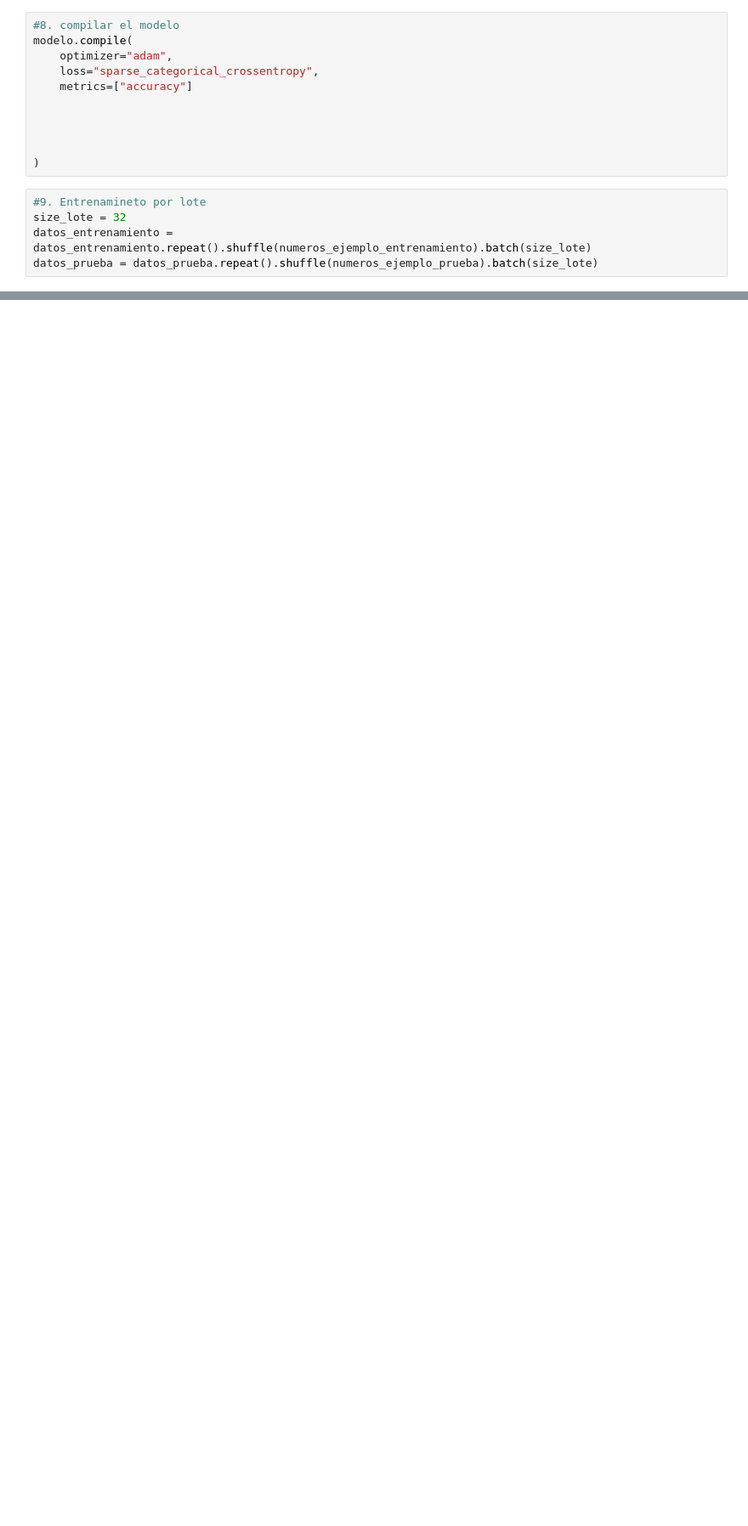
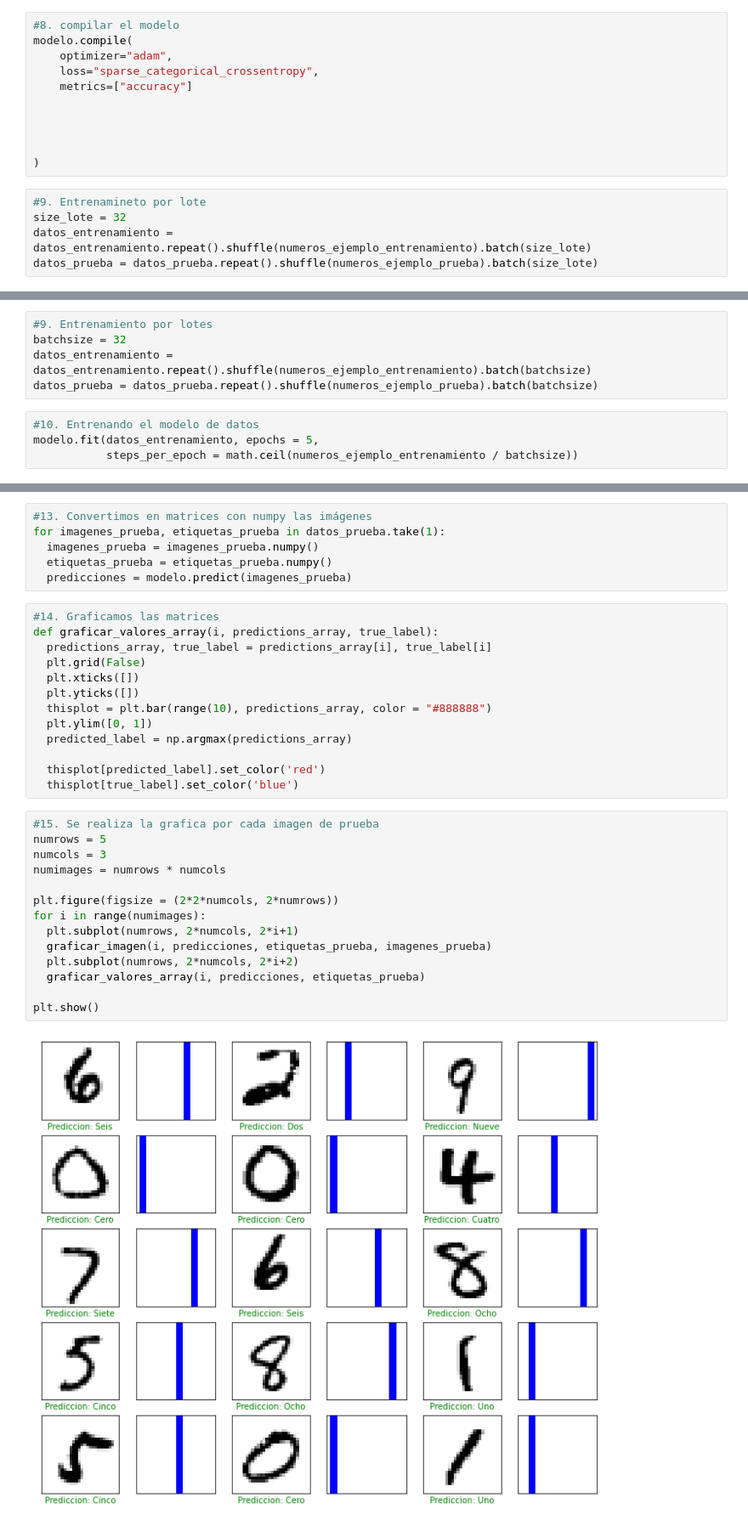
Before and after one commit to Edwin-Joya/Programacion-III, a Jupyter notebook: Clase_presencial.ipynb, the cells around one changed output, grey strips where cells are left out. Shown: that part at 85% size. Drawn from its saved outputs; the diff is of its cells as text; blank space fills up the shorter version.

```diff
--- a/Clase_presencial.ipynb
+++ b/Clase_presencial.ipynb
@@ -1123,0 +1201,9 @@ Text(0.5, 0, 'Prediccion: Ocho')
+# %%
+#9. Entrenamiento por lotes
+batchsize = 32
+datos_entrenamiento = datos_entrenamiento.repeat().shuffle(numeros_ejemplo_entrenamiento).batch(batchsize)
+datos_prueba = datos_prueba.repeat().shuffle(numeros_ejemplo_prueba).batch(batchsize)
+# %%
+#10. Entrenando el modelo de datos
+modelo.fit(datos_entrenamiento, epochs = 5,
+           steps_per_epoch = math.ceil(numeros_ejemplo_entrenamiento / batchsize))
@@ -1123,0 +1237,35 @@ Text(0.5, 0, 'Prediccion: Ocho')
+# %%
+#13. Convertimos en matrices con numpy las imágenes
+for imagenes_prueba, etiquetas_prueba in datos_prueba.take(1):
+  imagenes_prueba = imagenes_prueba.numpy()
+  etiquetas_prueba = etiquetas_prueba.numpy()
+  predicciones = modelo.predict(imagenes_prueba)
+# %%
+#14. Graficamos las matrices
+def graficar_valores_array(i, predictions_array, true_label):
+  predictions_array, true_label = predictions_array[i], true_label[i]
+  plt.grid(False)
+  plt.xticks([])
+  plt.yticks([])
+  thisplot = plt.bar(range(10), predictions_array, color = "#888888")
+  plt.ylim([0, 1])
+  predicted_label = np.argmax(predictions_array)
+
+  thisplot[predicted_label].set_color('red')
+  thisplot[true_label].set_color('blue')
+# %%
+#15. Se realiza la grafica por cada imagen de prueba
+numrows = 5
+numcols = 3
+numimages = numrows * numcols
+
+plt.figure(figsize = (2*2*numcols, 2*numrows))
+for i in range(numimages):
+  plt.subplot(numrows, 2*numcols, 2*i+1)
+  graficar_imagen(i, predicciones, etiquetas_prueba, imagenes_prueba)
+  plt.subplot(numrows, 2*numcols, 2*i+2)
+  graficar_valores_array(i, predicciones, etiquetas_prueba)
+
+plt.show()
+# %% [output]
+[figure, added]
```
Also changed, not shown: parts of 17 cells of this notebook.
